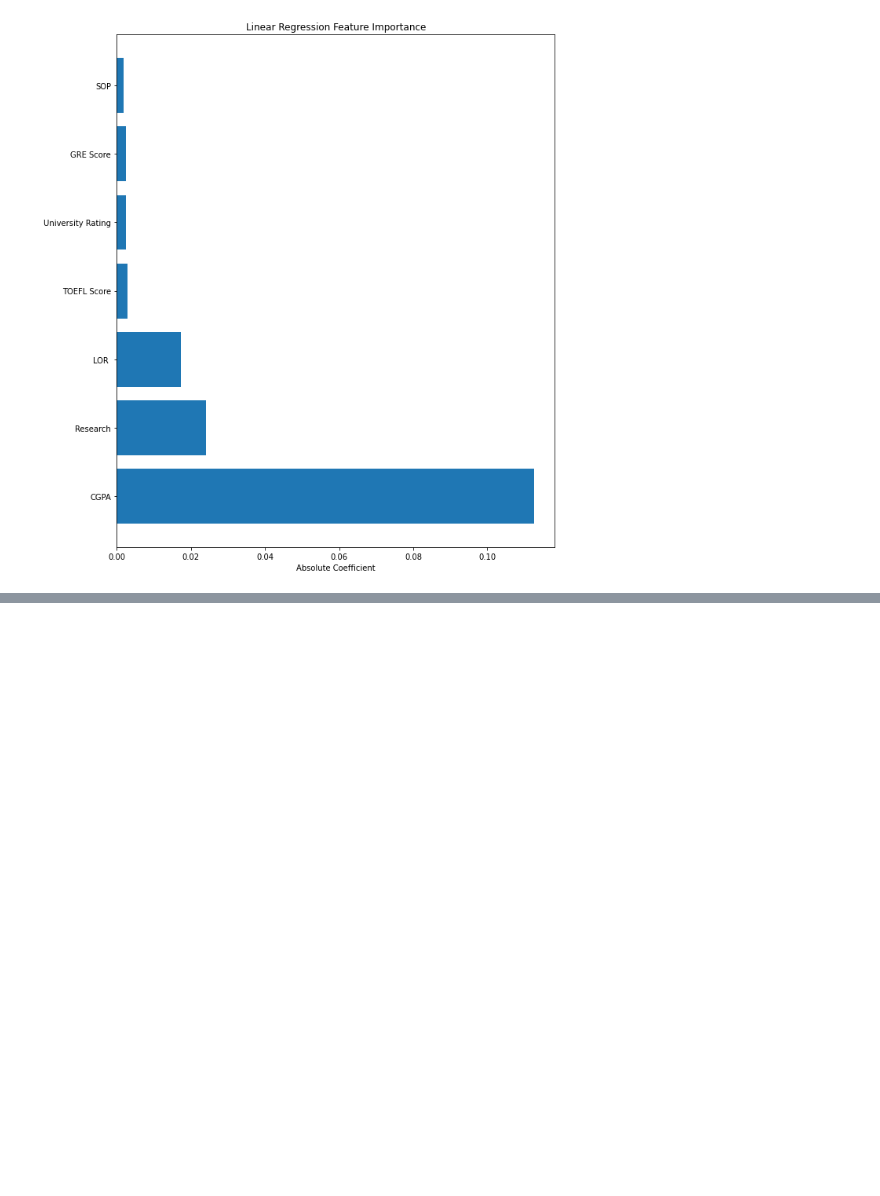
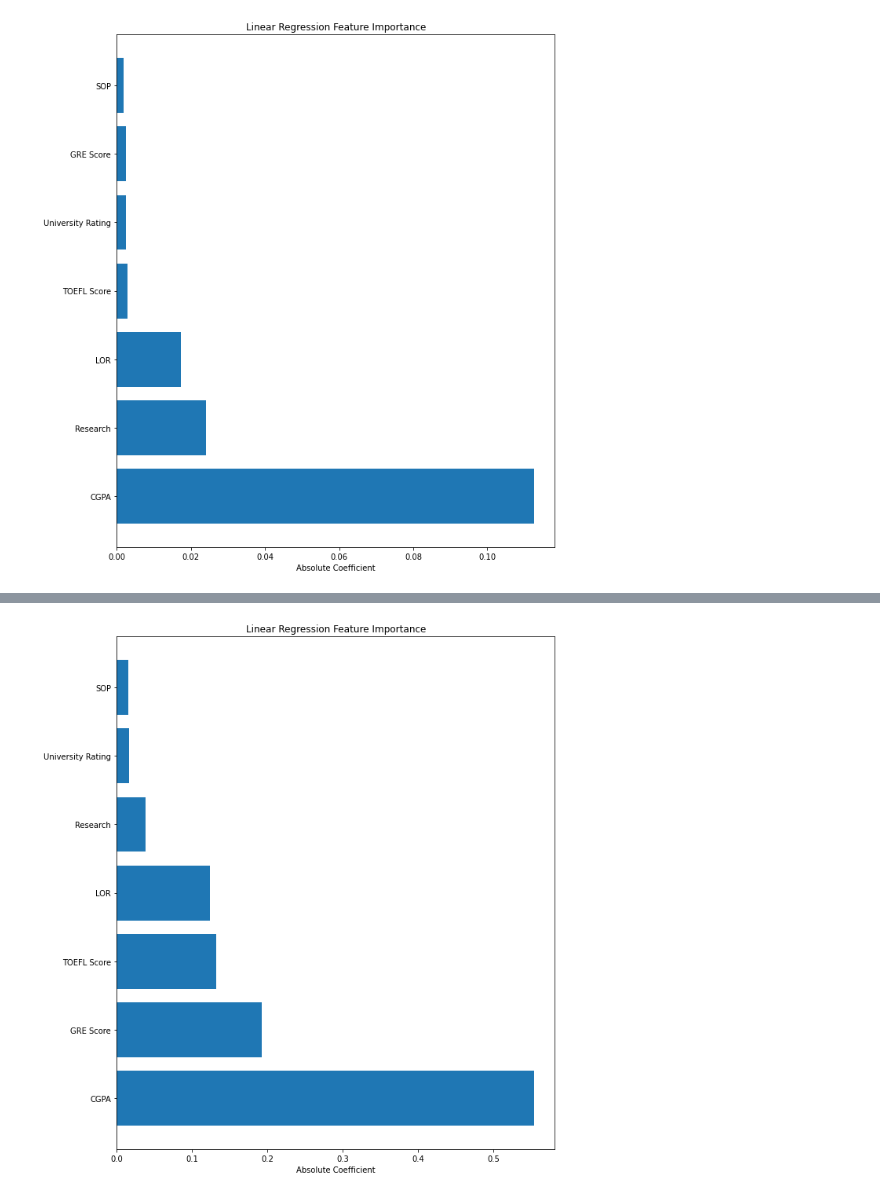
Before and after one commit to atomikkus/sql-projects, a Jupyter notebook: Jamboree/Jamboree_LogR.ipynb, the cells around one changed output, grey strips where cells are left out. Cells and saved outputs as stored; diff of their text form; code cells hidden in the pictures; blank space fills up the shorter version.

```diff
--- a/Jamboree/Jamboree_LogR.ipynb
+++ b/Jamboree/Jamboree_LogR.ipynb
@@ -143,0 +229,14 @@ plt.show()
+# %%
+from sklearn.preprocessing import MinMaxScaler
+
+# Select the columns you want to scale
+columns_to_scale = df.columns
+
+# Create a MinMaxScaler
+scaler = MinMaxScaler()
+
+# Apply min-max scaling to the selected columns
+m_df = df.copy()  # Creating a copy to avoid modifying the original DataFrame
+m_df[columns_to_scale] = scaler.fit_transform(df[columns_to_scale])
+
+# Now m_df contains the scaled values
@@ -143,0 +259,28 @@ plt.show()
+# %%
+X = m_df.drop('Chance of Admit', axis=1)
+y = m_df['Chance of Admit']
+
+# Split the data into training and testing sets
+X_train, X_test, y_train, y_test = train_test_split(X, y, test_size=0.2, random_state=42)
+
+# Fit the linear regression model
+model = LinearRegression()
+model.fit(X_train, y_train)
+
+# Get feature names and corresponding coefficients
+feature_names = X.columns
+coefficients = model.coef_
+
+# Create a DataFrame to display feature names and their coefficients
+feature_importance_m_df = pd.DataFrame({'Feature': feature_names, 'Coefficient': coefficients})
+feature_importance_m_df['Absolute Coefficient'] = np.abs(feature_importance_m_df['Coefficient'])
+feature_importance_m_df = feature_importance_m_df.sort_values(by='Absolute Coefficient', ascending=False)
+
+# Plotting the feature importance
+plt.figure(figsize=(10, 12))
+plt.barh(feature_importance_m_df['Feature'], feature_importance_m_df['Absolute Coefficient'])
+plt.xlabel('Absolute Coefficient')
+plt.title('Linear Regression Feature Importance')
+plt.show()
+# %% [output]
+[figure, added]
```
Also changed, not shown: parts of 15 cells of this notebook.
